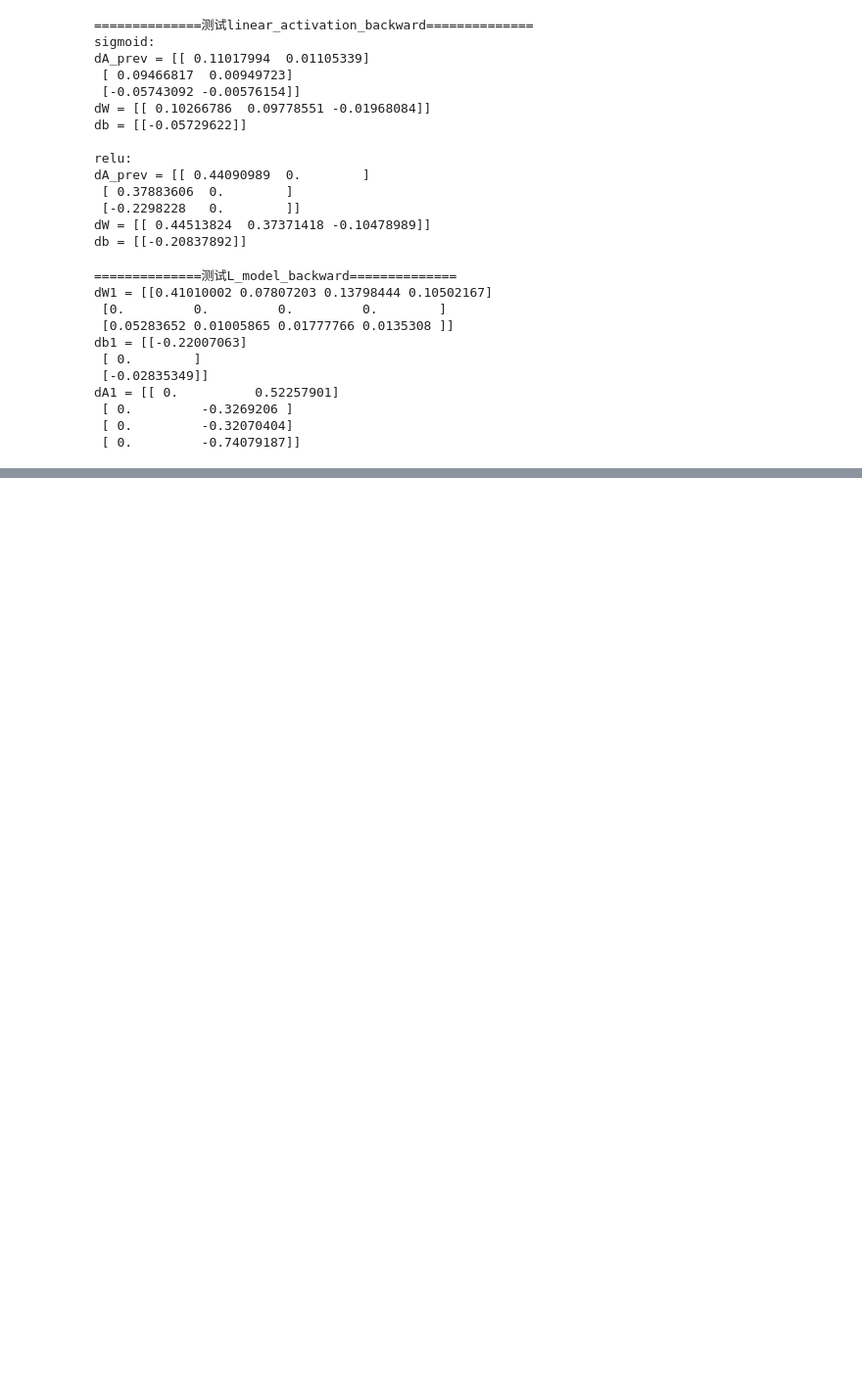
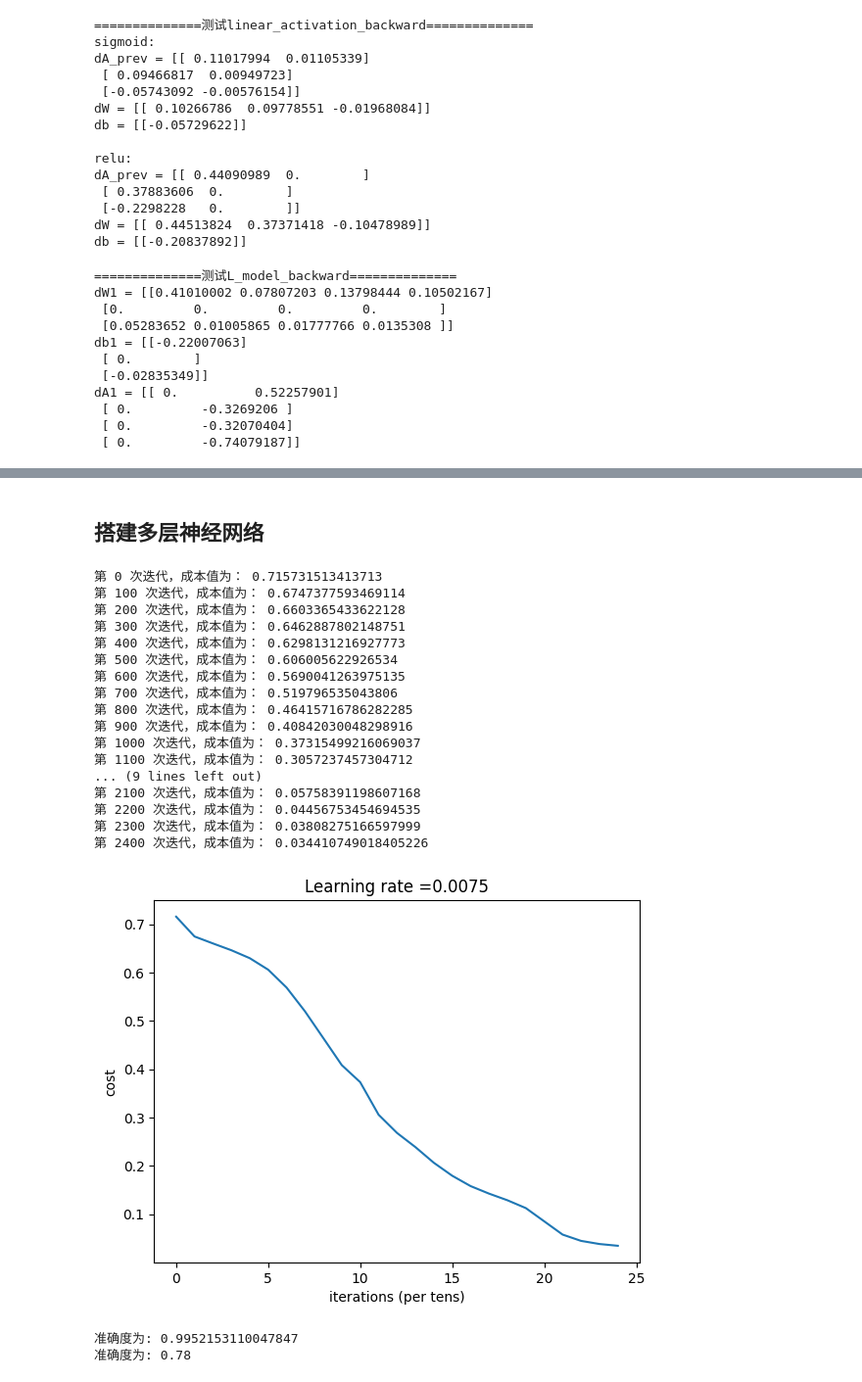
Before and after one commit to Chuyongwei/note, a Jupyter notebook: 深度学习/course1Week4.ipynb, the cells around one changed output, grey strips where cells are left out. Shown at 98% size. Saved outputs shown, nothing was run; the diff lists cells and outputs as text; code cells hidden in the pictures; blank space fills up the shorter version.

```diff
--- a/深度学习/course1Week4.ipynb
+++ b/深度学习/course1Week4.ipynb
@@ -542,0 +754,2 @@ dA1 = [[ 0.          0.52257901]
+# %% [markdown]
+## 搭建多层神经网络
@@ -542,0 +802,38 @@ dA1 = [[ 0.          0.52257901]
+# %%
+train_set_x_orig , train_set_y , test_set_x_orig , test_set_y , classes = lr_utils.load_dataset()
+
+train_x_flatten = train_set_x_orig.reshape(train_set_x_orig.shape[0], -1).T
+test_x_flatten = test_set_x_orig.reshape(test_set_x_orig.shape[0], -1).T
+
+train_x = train_x_flatten / 255
+train_y = train_set_y
+test_x = test_x_flatten / 255
+test_y = test_set_y
+# %%
+layers_dims = [12288, 20, 7, 5, 1] #  5-layer model
+parameters = L_layer_model(train_x, train_y, layers_dims, num_iterations = 2500, print_cost = True,isPlot=True)
+# %% [output]
+第 0 次迭代，成本值为： 0.715731513413713
+第 100 次迭代，成本值为： 0.6747377593469114
+第 200 次迭代，成本值为： 0.6603365433622128
+第 300 次迭代，成本值为： 0.6462887802148751
+第 400 次迭代，成本值为： 0.6298131216927773
+第 500 次迭代，成本值为： 0.606005622926534
+第 600 次迭代，成本值为： 0.5690041263975135
+第 700 次迭代，成本值为： 0.519796535043806
+第 800 次迭代，成本值为： 0.46415716786282285
+第 900 次迭代，成本值为： 0.40842030048298916
+第 1000 次迭代，成本值为： 0.37315499216069037
+第 1100 次迭代，成本值为： 0.3057237457304712
+... (9 lines left out)
+第 2100 次迭代，成本值为： 0.05758391198607168
+第 2200 次迭代，成本值为： 0.04456753454694535
+第 2300 次迭代，成本值为： 0.03808275166597999
+第 2400 次迭代，成本值为： 0.034410749018405226
+[figure, added]
+# %%
+pred_train = predict(train_x, train_y, parameters) #训练集
+pred_test = predict(test_x, test_y, parameters) #测试集
+# %% [output]
+准确度为: 0.9952153110047847
+准确度为: 0.78
```
Also changed, not shown: parts of 18 cells of this notebook, 1 other file.
